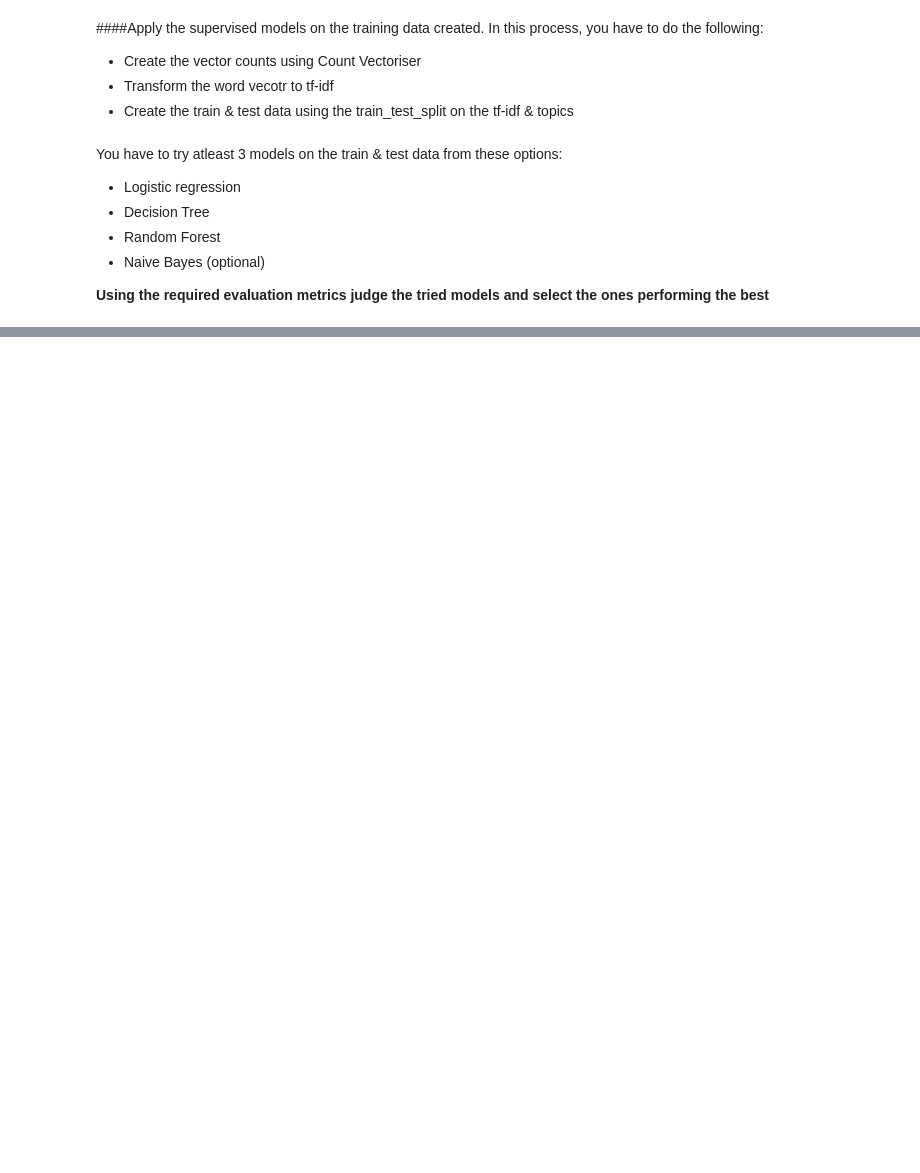
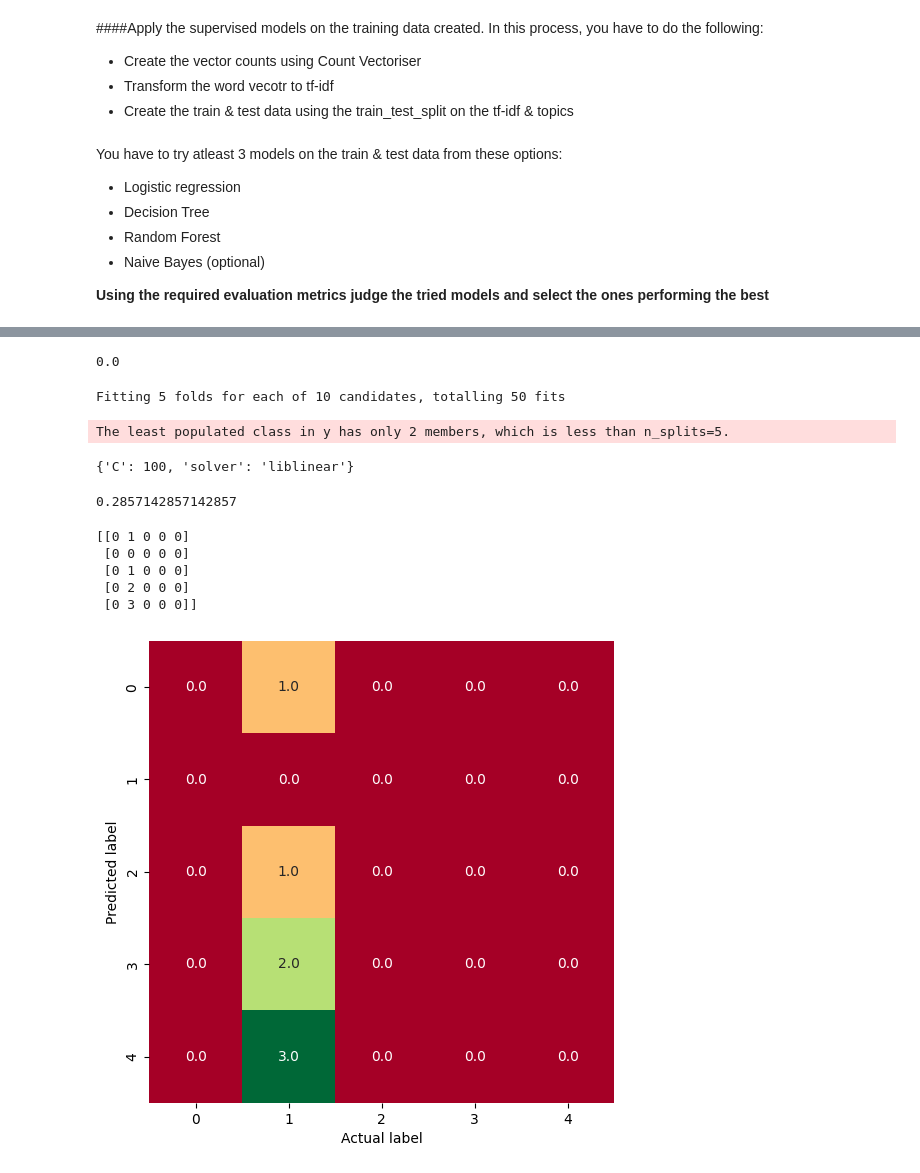
Before and after one commit to Ashish0898/Automatic-Ticket-Classification, a Jupyter notebook: Automatic_Ticket_Classification_Assignment.ipynb, the cells around one changed output, grey strips where cells are left out. Cells and saved outputs as stored; diff of their text form; code cells hidden in the pictures; blank space fills up the shorter version.

```diff
--- a/Automatic_Ticket_Classification_Assignment.ipynb
+++ b/Automatic_Ticket_Classification_Assignment.ipynb
@@ -802,0 +822,5 @@ You have to try atleast 3 models on the train & test data from these options:
+# %%
+# Train, Test Split
+X_train, X_test, y_train, y_test = train_test_split(X_train_tfidf, training_data['Topic'], test_size=0.25, random_state=42)
+# %%
+logreg = LogisticRegression(random_state=42, solver='liblinear').fit(X_train, y_train)
@@ -802,0 +838,3 @@ You have to try atleast 3 models on the train & test data from these options:
+# %%
+X_test_pred=logreg.predict(X_test)
+X_test_pred,y_test
@@ -802,0 +851,53 @@ You have to try atleast 3 models on the train & test data from these options:
+# %%
+# Getting the score of the base model
+logreg.score(X_test, y_test)
+# %% [output]
+0.0
+# %%
+# Setup grid hyperparameter search for LogisticRegression
+from sklearn.model_selection import RandomizedSearchCV, GridSearchCV
+
+logreg_grid = {"C": [100, 10, 5, 4, 3, 2, 1, 1.0, 0.1, 0.01],
+                "solver": ["liblinear"]}
+
+logreg_hpt = GridSearchCV(LogisticRegression(random_state=42),
+                                param_grid=logreg_grid,
+                                cv=5,
+                                verbose=True,
+                                n_jobs=-1)
+
+# Fit random hyperparameter search model
+logreg_hpt.fit(X_train, y_train);
+# %% [output]
+Fitting 5 folds for each of 10 candidates, totalling 50 fits
+The least populated class in y has only 2 members, which is less than n_splits=5.
+# %%
+logreg_hpt.best_params_
+# %% [output]
+{'C': 100, 'solver': 'liblinear'}
+# %%
+logreg_hpt.score(X_test, y_test)
+# %% [output]
+0.2857142857142857
+# %%
+from sklearn.metrics import confusion_matrix, classification_report
+
+print(confusion_matrix(y_test, X_test_pred))
+# %% [output]
+[[0 1 0 0 0]
+ [0 0 0 0 0]
+ [0 1 0 0 0]
+ [0 2 0 0 0]
+ [0 3 0 0 0]]
+# %%
+# Visualize Confusion Matrix with heatmap
+fig, ax = plt.subplots(figsize=(6, 6))
+ax = sns.heatmap(confusion_matrix(y_test, X_test_pred),
+                 annot=True,
+                 cbar=False,
+                 cmap="RdYlGn", fmt = '0.1f')
+plt.xlabel("Actual label")
+plt.ylabel("Predicted label")
+plt.show()
+# %% [output]
+[figure, added]
```
Also changed, not shown: parts of 19 cells of this notebook.
